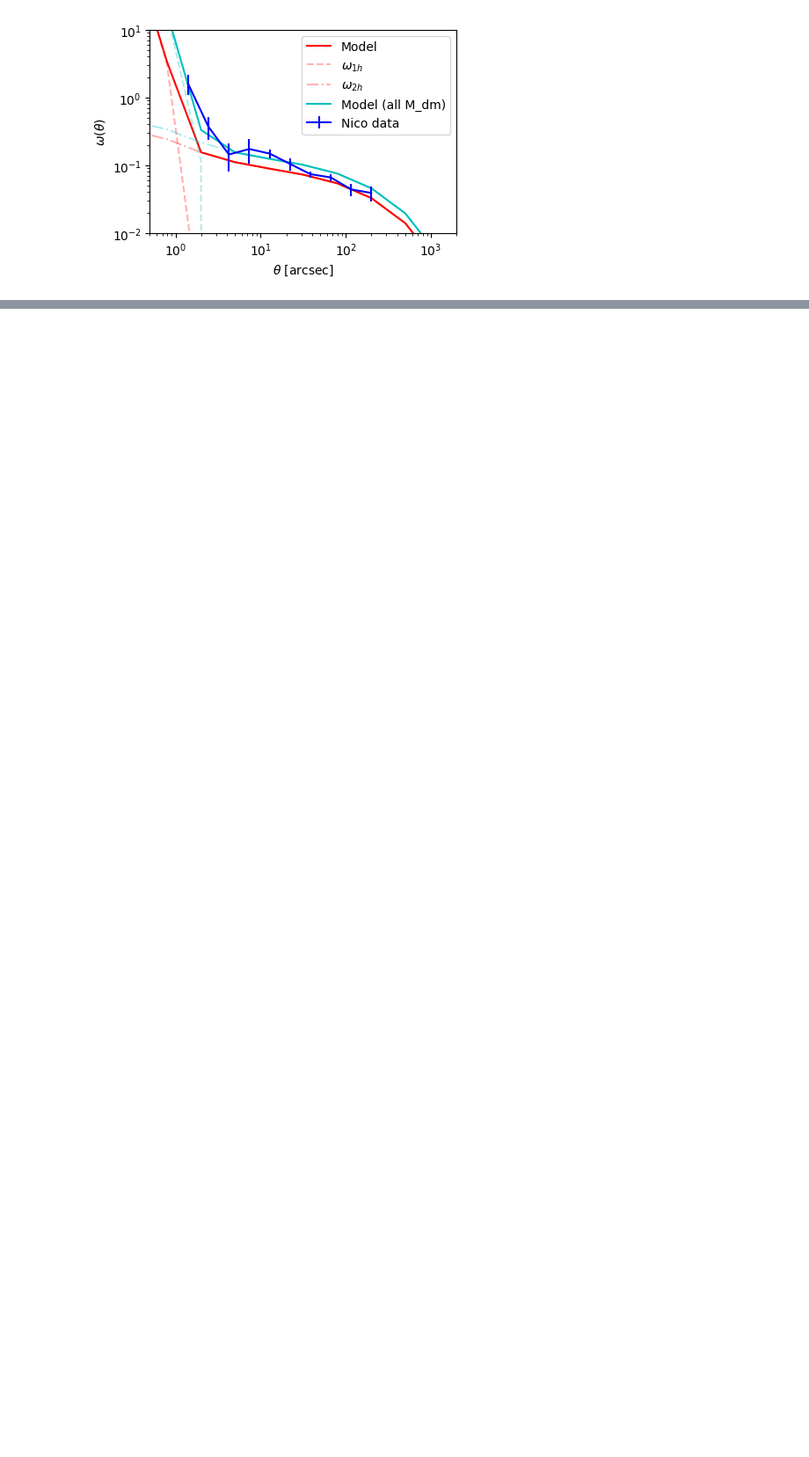
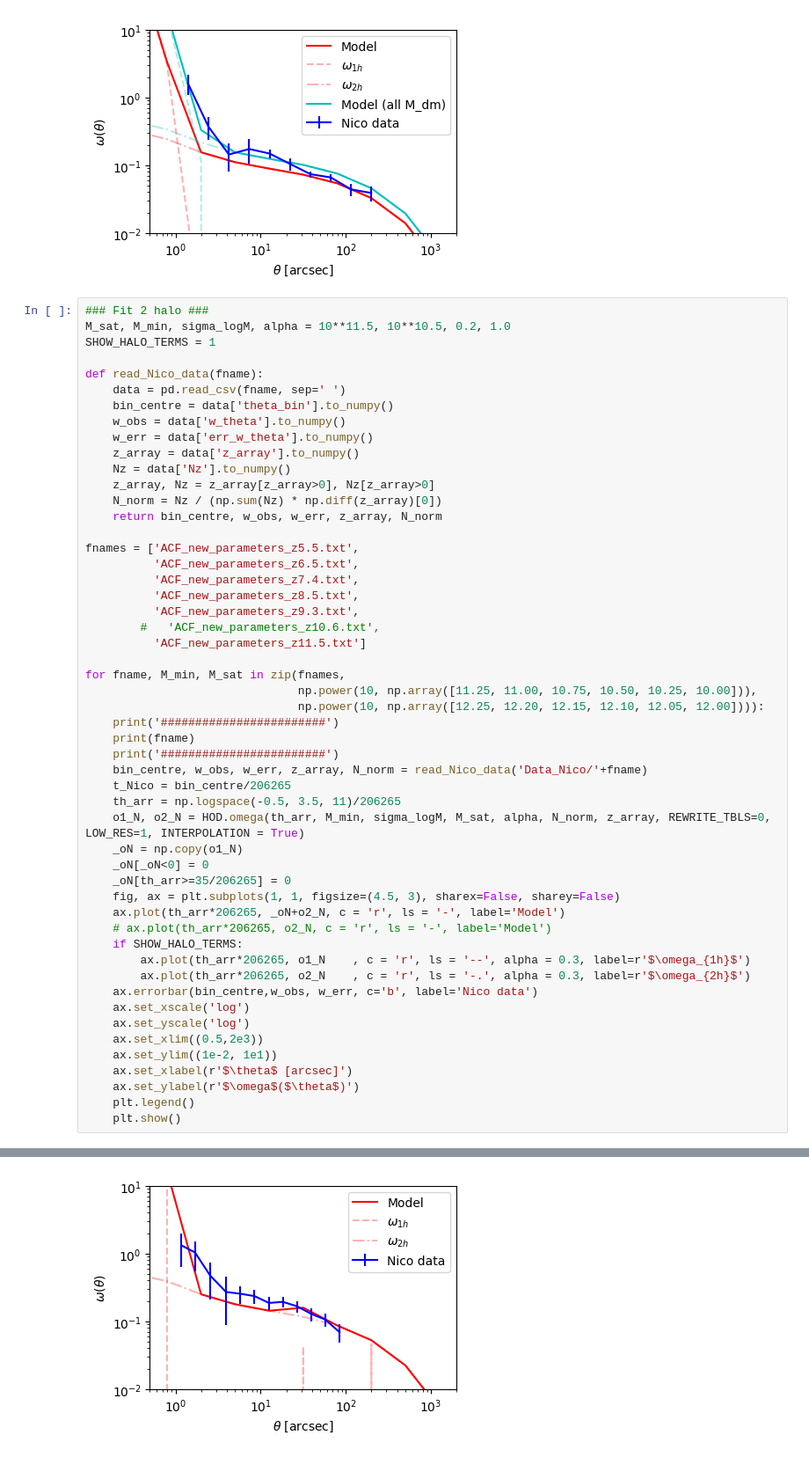
Before and after one commit to Ferr013/HOD, a Jupyter notebook: test_note.ipynb, the cells around one changed output, grey strips where cells are left out. Shown at 88% size. Cells and saved outputs as stored; diff of their text form; blank space fills up the shorter version.

```diff
--- a/test_note.ipynb
+++ b/test_note.ipynb
@@ -938,3 +938,56 @@ plt.legend()
 plt.show()
 # %% [output]
 [figure]
+# %%
+### Fit 2 halo ###
+M_sat, M_min, sigma_logM, alpha = 10**11.5, 10**10.5, 0.2, 1.0
+SHOW_HALO_TERMS = 1
+
+def read_Nico_data(fname):
+    data = pd.read_csv(fname, sep=' ')
+    bin_centre = data['theta_bin'].to_numpy()
+    w_obs = data['w_theta'].to_numpy()
+    w_err = data['err_w_theta'].to_numpy()
+    z_array = data['z_array'].to_numpy()
+    Nz = data['Nz'].to_numpy()
+    z_array, Nz = z_array[z_array>0], Nz[z_array>0]
+    N_norm = Nz / (np.sum(Nz) * np.diff(z_array)[0])
+    return bin_centre, w_obs, w_err, z_array, N_norm
+
+fnames = ['ACF_new_parameters_z5.5.txt',
+          'ACF_new_parameters_z6.5.txt',
+          'ACF_new_parameters_z7.4.txt',
+          'ACF_new_parameters_z8.5.txt',
+          'ACF_new_parameters_z9.3.txt',
+        #   'ACF_new_parameters_z10.6.txt',
+          'ACF_new_parameters_z11.5.txt']
+
+for fname, M_min, M_sat in zip(fnames,
+                               np.power(10, np.array([11.25, 11.00, 10.75, 10.50, 10.25, 10.00])),
+                               np.power(10, np.array([12.25, 12.20, 12.15, 12.10, 12.05, 12.00]))):
+    print('########################')
+    print(fname)
+    print('########################')
+    bin_centre, w_obs, w_err, z_array, N_norm = read_Nico_data('Data_Nico/'+fname)
+    t_Nico = bin_centre/206265
+    th_arr = np.logspace(-0.5, 3.5, 11)/206265
+    o1_N, o2_N = HOD.omega(th_arr, M_min, sigma_logM, M_sat, alpha, N_norm, z_array, REWRITE_TBLS=0, LOW_RES=1, INTERPOLATION = True)
+    _oN = np.copy(o1_N)
+    _oN[_oN<0] = 0
+    _oN[th_arr>=35/206265] = 0
+    fig, ax = plt.subplots(1, 1, figsize=(4.5, 3), sharex=False, sharey=False)
+    ax.plot(th_arr*206265, _oN+o2_N, c = 'r', ls = '-', label='Model')
+    # ax.plot(th_arr*206265, o2_N, c = 'r', ls = '-', label='Model')
+    if SHOW_HALO_TERMS:
+        ax.plot(th_arr*206265, o1_N    , c = 'r', ls = '--', alpha = 0.3, label=r'$\omega_{1h}$')
+        ax.plot(th_arr*206265, o2_N    , c = 'r', ls = '-.', alpha = 0.3, label=r'$\omega_{2h}$')
+    ax.errorbar(bin_centre,w_obs, w_err, c='b', label='Nico data')
+    ax.set_xscale('log')
+    ax.set_yscale('log')
+    ax.set_xlim((0.5,2e3))
+    ax.set_ylim((1e-2, 1e1))
+    ax.set_xlabel(r'$\theta$ [arcsec]')
+    ax.set_ylabel(r'$\omega$($\theta$)')
+    plt.legend()
+    plt.show()
+# %% [output]
@@ -940,0 +997 @@ plt.show()
+[figure, added]
```
Also changed, not shown: parts of 5 cells of this notebook, 11 other files.
